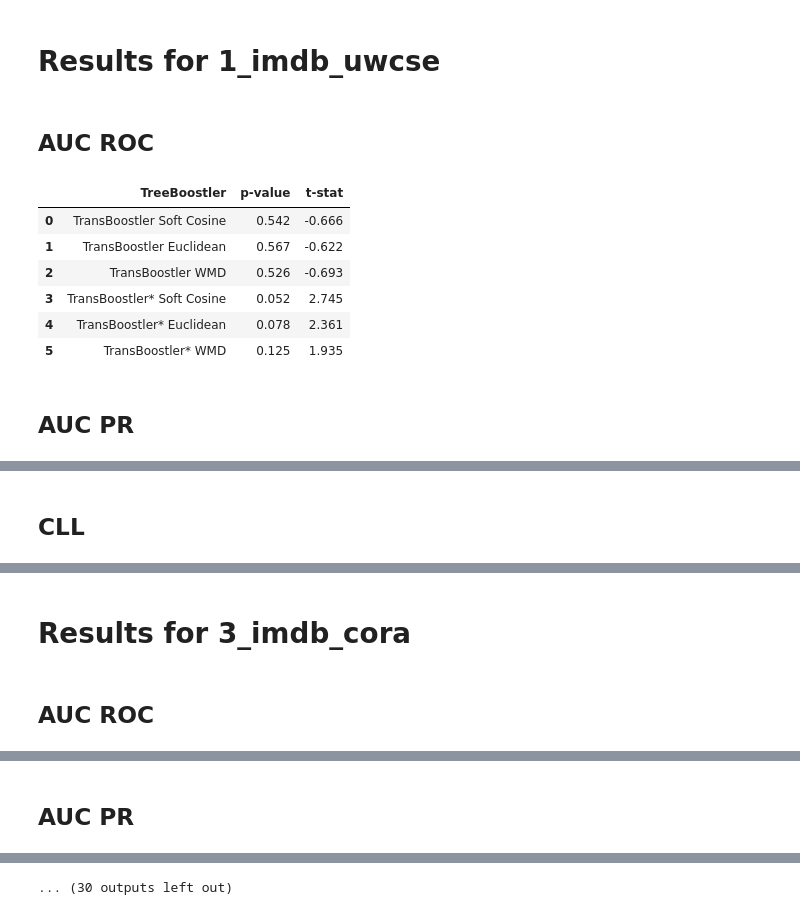
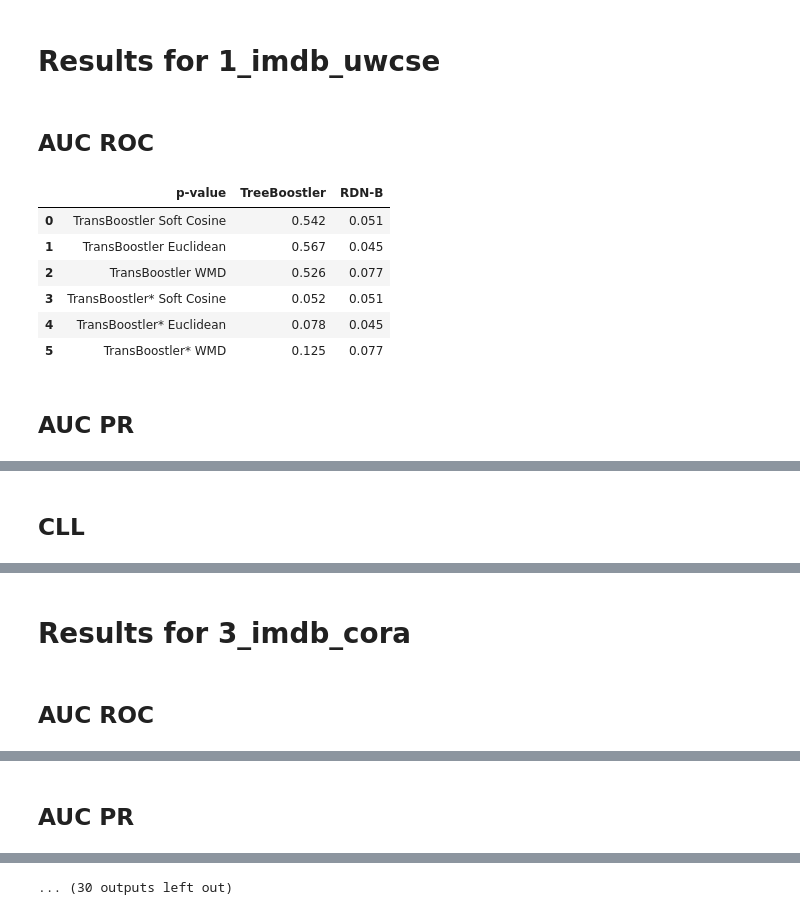
Before and after one commit to MeLLL-UFF/TransBoostler, a Jupyter notebook: t-test.ipynb, the cells around one changed output, grey strips where cells are left out. Drawn from its saved outputs; the diff is of its cells as text; code cells hidden in the pictures.

```diff
--- a/t-test.ipynb
+++ b/t-test.ipynb
@@ -20,13 +20,15 @@ experiments = [
             #{'id': '10', 'source':'nell_finances', 'target':'nell_sports', 'predicate':'companyeconomicsector', 'to_predicate':'teamplayssport', 'arity': 2}
 ]
 # %%
-def load_data(experiments, metric, treeboostler=False):
+def load_data(experiments, metric, treeboostler=False, rdnb=False):
     data = {}
     for item in experiments:
         experiment_title = item['id'] + '_' + item['source'] + '_' + item['target']
 
         if(treeboostler):
             file_path = os.path.split(os.getcwd())[0] + '/TreeBoostler/experiments-transfer/' + experiment_title + '/' + experiment_title + '.json'
+        elif(rdnb):
+            file_path = os.getcwd() + '/rdn-b-transfer-experiment/' + experiment_title + '/rdnb.json'
         else:
             file_path = os.getcwd() + '/experiments-transfer-k-1/' + experiment_title + '/' + experiment_title + '_fasttext_{}.json'.format(metric)
 
@@ -37,15 +39,17 @@ def load_data(experiments, metric, treeboostler=False):
             data[experiment_title] = results
     return data
 
-def load_data_no_rev(experiments, metric, treeboostler=False):
+def load_data_no_rev(experiments, metric, treeboostler=False, rdnb=False):
     data = {}
     for item in experiments:
         experiment_title = item['id'] + '_' + item['source'] + '_' + item['target']
 
         if(treeboostler):
             file_path = os.path.split(os.getcwd())[0] + '/TreeBoostler/experiments-transfer/' + experiment_title + '/' + experiment_title + '.json'
+        elif(rdnb):
+            file_path = os.getcwd() + '/rdn-b-transfer-experiment/' + experiment_title + '/rdnb.json'
         else:
-            file_path = os.getcwd() + '/experiments-no-revision/' + experiment_title + '/' + experiment_title + '_fasttext_{}.json'.format(metric)
+            file_path = os.getcwd() + '/experiments-transfer-k-1/' + experiment_title + '/' + experiment_title + '_fasttext_{}.json'.format(metric)
 
         #if(os.path.isfile(file_path)):
         with open(file_path, 'r') as fp:
@@ -63,6 +67,8 @@ data_euclidean_no_rev = load_data_no_rev(experiments, 'euclidean')
 data_wmd_no_rev = load_data_no_rev(experiments, 'wmd')
 
 treeboostler_data = load_data(experiments, '', True)
+
+rdnb_data = load_data(experiments, '', False, True)
 
 for j in range(len(experiments)):
     dataset = experiments[j]['id'] + '_' + experiments[j]['source'] + '_' + experiments[j]['target']
@@ -84,6 +90,9 @@ for j in range(len(experiments)):
         tree_no_rev = np.zeros(len(treeboostler_data[str(dataset)][0]))
         tree = np.zeros(len(treeboostler_data[str(dataset)][0]))
 
+        rdnb_no_rev = np.zeros(len(rdnb_data[str(dataset)][0]))
+        rdnb = np.zeros(len(rdnb_data[str(dataset)][0]))
+
         for m in range(len(treeboostler_data[str(dataset)][0])):
             trans_softcosine += np.array([item['transfer'][metric] for item in data_softcosine[str(dataset)][m]])
             trans_softcosine_no_rev += np.array([item['transfer'][metric] for item in data_softcosine[str(dataset)][m]])
@@ -97,6 +106,11 @@ for j in range(len(experiments)):
             tree_no_rev += np.array([item['transfer']['parameter'][metric] for item in treeboostler_data[str(dataset)][m]])
             tree += np.array([item['transfer'][metric] for item in treeboostler_data[str(dataset)][m]])
 
+            transfer_softcosine = np.array([(np.array([item['transfer_{}'.format(amount)][metric] for item in sublist])).mean() for sublist in data_softcosine[str(dataset)]])
+
+        rdnb_no_rev += np.array([item['rdn-b'][metric] for item in rdnb_data[str(dataset)][0]])
+        rdnb += np.array([item['rdn-b'][metric] for item in rdnb_data[str(dataset)][0]])
+
         trans_softcosine /= len(data_softcosine[str(dataset)])
         trans_softcosine_no_rev /= len(data_softcosine_no_rev[str(dataset)])
 
@@ -106,63 +120,54 @@ for j in range(len(experiments)):
         trans_wmd /= len(data_wmd[str(dataset)])
         trans_wmd_no_rev /= len(data_wmd_no_rev[str(dataset)])
 
         tree /= len(treeboostler_data[str(dataset)])
         tree_no_rev /= len(treeboostler_data[str(dataset)])
 
+        rdnb /= len(rdnb_data[str(dataset)])
+        rdnb_no_rev /= len(rdnb_data[str(dataset)])
+
         pvalue_table = []
         tvalue, pvalue = stats.ttest_rel(trans_softcosine,tree)
-        #pvalue2 = stats.ttest_rel(tr_sum,tree_no_rev)
+        tvalue2, pvalue2 = stats.ttest_rel(trans_softcosine, rdnb)
         #print(pvalue)
-        pvalue_table.append(['TransBoostler Soft Cosine', '%.3f' % (pvalue), '%.3f' % (tvalue)])
+        pvalue_table.append(['TransBoostler Soft Cosine', '%.3f' % (pvalue), '%.3f' % (pvalue2)])
 
         tvalue, pvalue = stats.ttest_rel(trans_euclidean,tree)
-        #pvalue2 = stats.ttest_rel(tr_sum,tree_no_rev)
+        tvalue2, pvalue2 = stats.ttest_rel(trans_euclidean,rdnb)
         #print(pvalue)
-        pvalue_table.append(['TransBoostler Euclidean', '%.3f' % (pvalue), '%.3f' % (tvalue)])
+        pvalue_table.append(['TransBoostler Euclidean', '%.3f' % (pvalue), '%.3f' % (pvalue2)])
 
         tvalue, pvalue = stats.ttest_rel(trans_wmd,tree)
-        #pvalue2 = stats.ttest_rel(tr_sum,tree_no_rev)
+        tvalue2, pvalue2 = stats.ttest_rel(trans_wmd,rdnb)
         #print(pvalue)
-        pvalue_table.append(['TransBoostler WMD', '%.3f' % (pvalue), '%.3f' % (tvalue)])
+        pvalue_table.append(['TransBoostler WMD', '%.3f' % (pvalue), '%.3f' % (pvalue2)])
 
         # No Revision
 
         tvalue, pvalue = stats.ttest_rel(trans_softcosine_no_rev,tree_no_rev)
-        #pvalue2 = stats.ttest_rel(tr_sum,tree_no_rev)
+        tvalue2, pvalue2 = stats.ttest_rel(trans_softcosine_no_rev,rdnb_no_rev)
         #print(pvalue)
-        pvalue_table.append(['TransBoostler* Soft Cosine', '%.3f' % (pvalue), '%.3f' % (tvalue)])
+        pvalue_table.append(['TransBoostler* Soft Cosine', '%.3f' % (pvalue), '%.3f' % (pvalue2)])
 
         tvalue, pvalue = stats.ttest_rel(trans_euclidean_no_rev,tree_no_rev)
-        #pvalue2 = stats.ttest_rel(tr_sum,tree_no_rev)
+        tavlue2, pvalue2 = stats.ttest_rel(trans_euclidean_no_rev,rdnb_no_rev)
         #print(pvalue)
-        pvalue_table.append(['TransBoostler* Euclidean', '%.3f' % (pvalue), '%.3f' % (tvalue)])
+        pvalue_table.append(['TransBoostler* Euclidean', '%.3f' % (pvalue), '%.3f' % (pvalue2)])
 
         tvalue, pvalue = stats.ttest_rel(trans_wmd_no_rev,tree_no_rev)
-        #pvalue2 = stats.ttest_rel(tr_sum,tree_no_rev)
+        tvalue, pvalue2 = stats.ttest_rel(trans_wmd_no_rev,rdnb_no_rev)
         #print(pvalue)
-        pvalue_table.append(['TransBoostler* WMD', '%.3f' % (pvalue), '%.3f' % (tvalue)])
+        pvalue_table.append(['TransBoostler* WMD', '%.3f' % (pvalue), '%.3f' % (pvalue2)])
 
-        display(pd.DataFrame(pvalue_table, columns=['TreeBoostler', 'p-value', 't-stat']))
-
-        #for m in range(len(data['results'][str(dataset)])):
-        #    print('Experiment %s' % (m+1))
-        #    sc = [item['rdn_b'][metric] for item in data['results'][str(dataset)][m]]
-        #    sc_rdn = [item['rdn'][metric] for item in data['results'][str(dataset)][m]]
-        #    pr = [item['transfer']['parameter'][metric] for item in data['results'][str(dataset)][m]]
-        #    tr = [item['transfer'][metric] for item in data['results'][str(dataset)][m]]
-        #    print('Scratch RDN-B: %s' % sc)
-        #    print('Scratch RDN: %s' % sc_rdn)
-        #    print('Transfer: %s' % pr)
-        #    print('Transfer & Revision: %s' % tr)
-        #    print('\n')
+        display(pd.DataFrame(pvalue_table, columns=['p-value', 'TreeBoostler', 'RDN-B']))
 # %% [output]
 # Results for 1_imdb_uwcse
 ## AUC ROC
-|  | TreeBoostler | p-value | t-stat |
-| 0 | TransBoostler Soft Cosine | 0.542 | -0.666 |
-| 1 | TransBoostler Euclidean | 0.567 | -0.622 |
-| 2 | TransBoostler WMD | 0.526 | -0.693 |
-| 3 | TransBoostler* Soft Cosine | 0.052 | 2.745 |
-| 4 | TransBoostler* Euclidean | 0.078 | 2.361 |
-| 5 | TransBoostler* WMD | 0.125 | 1.935 |
+|  | p-value | TreeBoostler | RDN-B |
+| 0 | TransBoostler Soft Cosine | 0.542 | 0.051 |
+| 1 | TransBoostler Euclidean | 0.567 | 0.045 |
+| 2 | TransBoostler WMD | 0.526 | 0.077 |
+| 3 | TransBoostler* Soft Cosine | 0.052 | 0.051 |
+| 4 | TransBoostler* Euclidean | 0.078 | 0.045 |
+| 5 | TransBoostler* WMD | 0.125 | 0.077 |
 ## AUC PR
```
Also changed, not shown: parts of 1 cell of this notebook, 1 other file.
